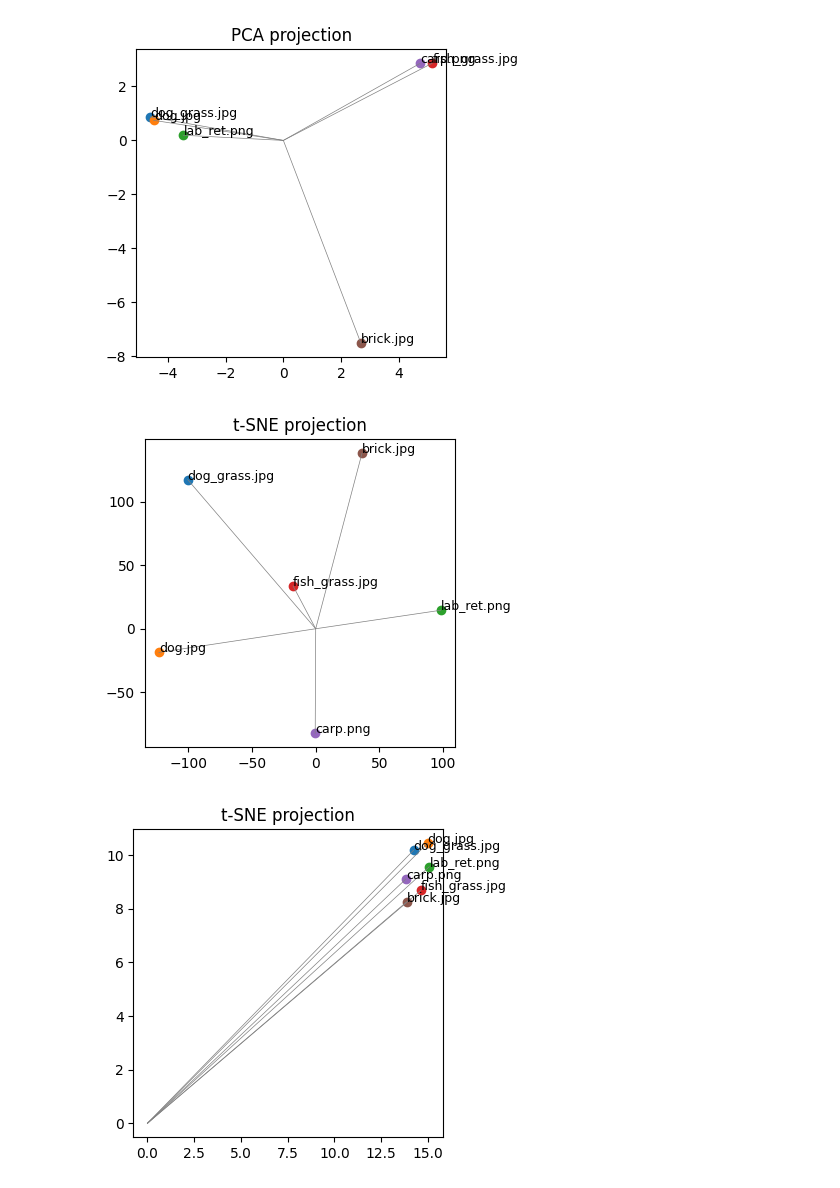
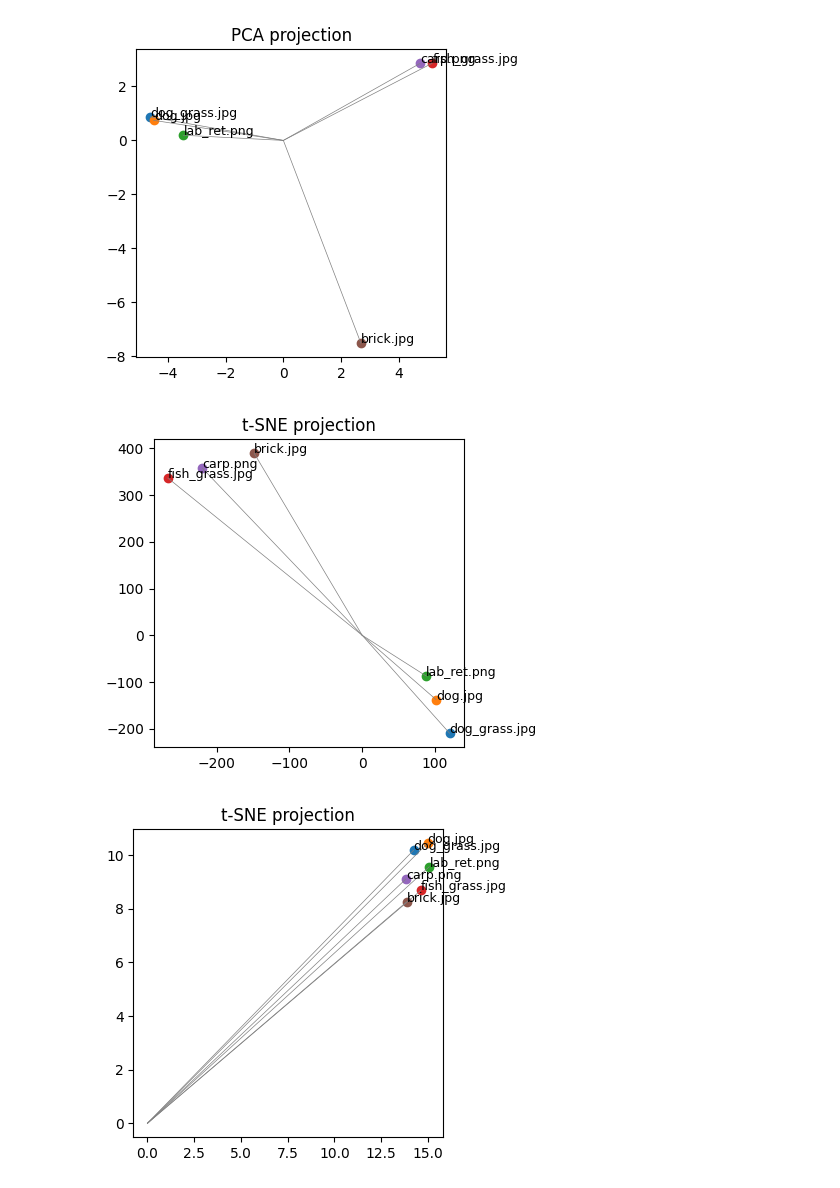
Before and after one commit to romenlaw/llm_playground, a Jupyter notebook: emb_playground.ipynb, the cells around one changed output. Saved outputs shown, nothing was run; the diff lists cells and outputs as text; code cells hidden in the pictures.

```diff
--- a/emb_playground.ipynb
+++ b/emb_playground.ipynb
@@ -155,21 +146,21 @@ plt.show()
 # %%
 from sklearn.manifold import TSNE
 
-perplexity = min(30, len(files) - 1)  # or set any value < n_samples
+perplexity = min(30, len(files) - 1)/4  # or set any value < n_samples
 X_tsne = TSNE(n_components=2, perplexity=perplexity, random_state=42).fit_transform(embs)
 
 plt.figure(figsize=(4,4))
 
 for i, label in enumerate(files):
     x, y = X_tsne[i,0], X_tsne[i,1]
     plt.scatter(x, y)
     plt.text(x+0.01, y+0.01, label, fontsize=9)
     plt.plot([0, x], [0, y], color='gray', linestyle='-', linewidth=0.5)
 
 plt.title('t-SNE projection')
 plt.show()
 # %% [output]
-[figure, old version]
+[figure, new version]
 # %%
 import umap
 
```
Also changed, not shown: parts of 3 cells of this notebook.
